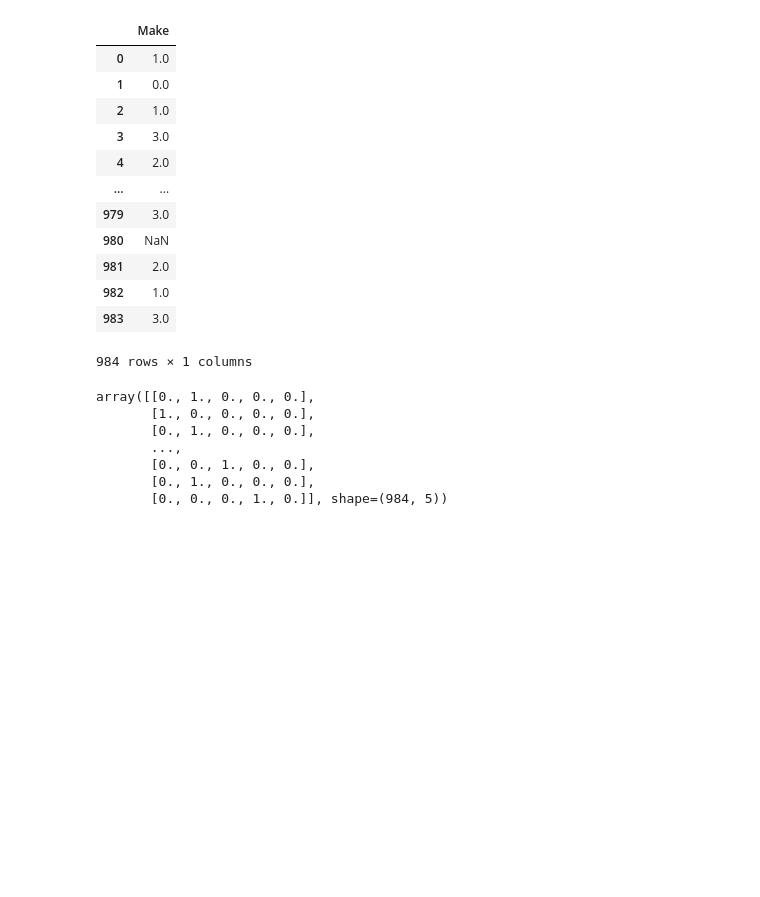
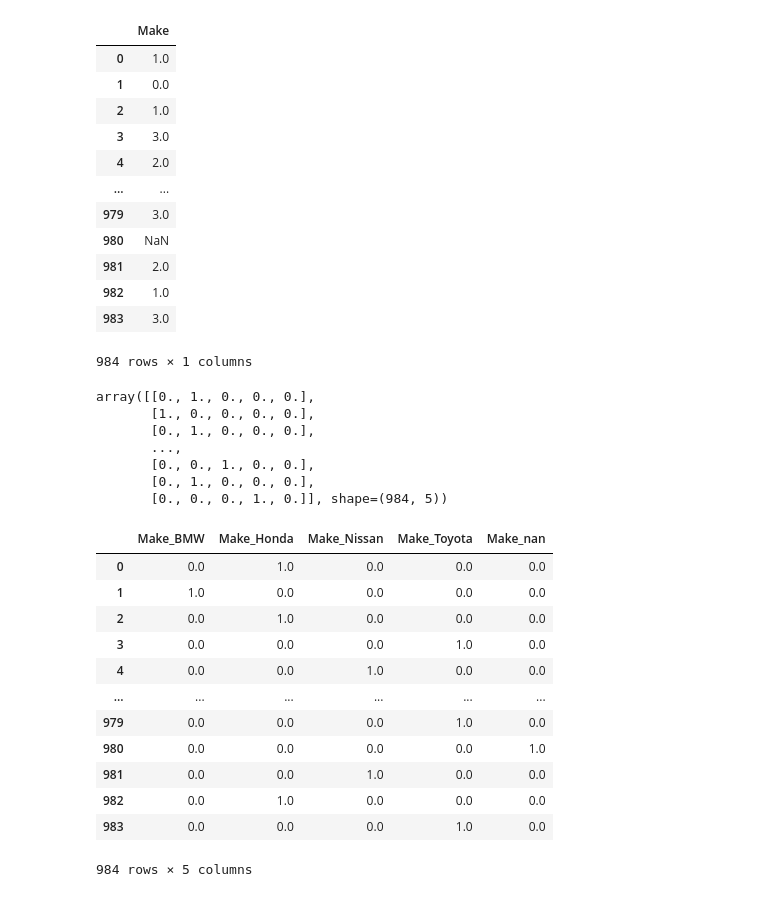
Before and after one commit to AliyarBhos/Works-done-in-Div-Academy, a Jupyter notebook: Module3(From_28_jan)/End_To_End_Machine_Learning_Day4.ipynb, the cells around one changed output. Saved outputs shown, nothing was run; the diff lists cells and outputs as text; code cells hidden in the pictures; blank space fills up the shorter version.

```diff
--- a/Module3(From_28_jan)/End_To_End_Machine_Learning_Day4.ipynb
+++ b/Module3(From_28_jan)/End_To_End_Machine_Learning_Day4.ipynb
@@ -119,3 +119,19 @@ array([[0., 1., 0., 0., 0.],
        [0., 0., 1., 0., 0.],
        [0., 1., 0., 0., 0.],
        [0., 0., 0., 1., 0.]], shape=(984, 5))
+# %%
+pd.DataFrame(output_onehot, columns=onehot_enc.get_feature_names_out())
+# %% [output]
+|  | Make_BMW | Make_Honda | Make_Nissan | Make_Toyota | Make_nan |
+| 0 | 0.0 | 1.0 | 0.0 | 0.0 | 0.0 |
+| 1 | 1.0 | 0.0 | 0.0 | 0.0 | 0.0 |
+| 2 | 0.0 | 1.0 | 0.0 | 0.0 | 0.0 |
+| 3 | 0.0 | 0.0 | 0.0 | 1.0 | 0.0 |
+| 4 | 0.0 | 0.0 | 1.0 | 0.0 | 0.0 |
+| ... | ... | ... | ... | ... | ... |
+| 979 | 0.0 | 0.0 | 0.0 | 1.0 | 0.0 |
+| 980 | 0.0 | 0.0 | 0.0 | 0.0 | 1.0 |
+| 981 | 0.0 | 0.0 | 1.0 | 0.0 | 0.0 |
+| 982 | 0.0 | 1.0 | 0.0 | 0.0 | 0.0 |
+| 983 | 0.0 | 0.0 | 0.0 | 1.0 | 0.0 |
+984 rows × 5 columns
```
